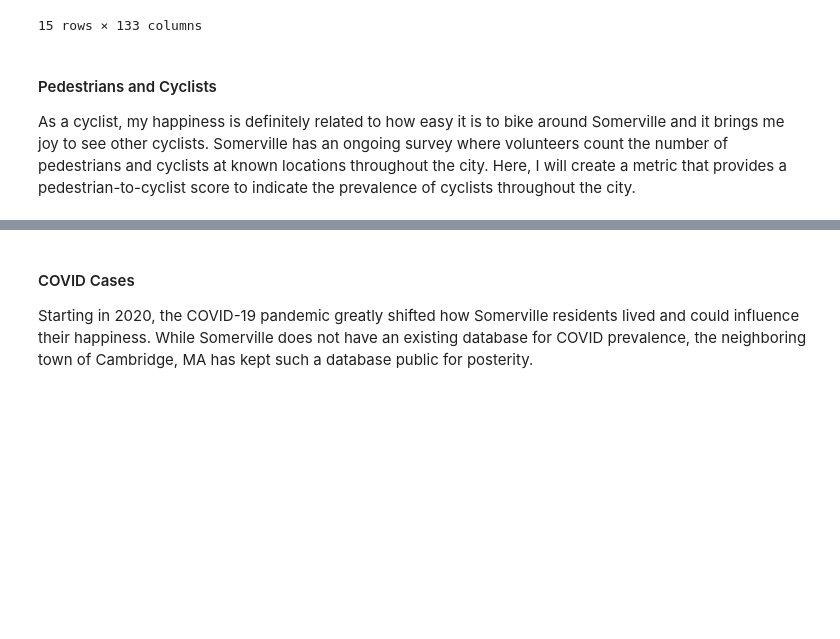
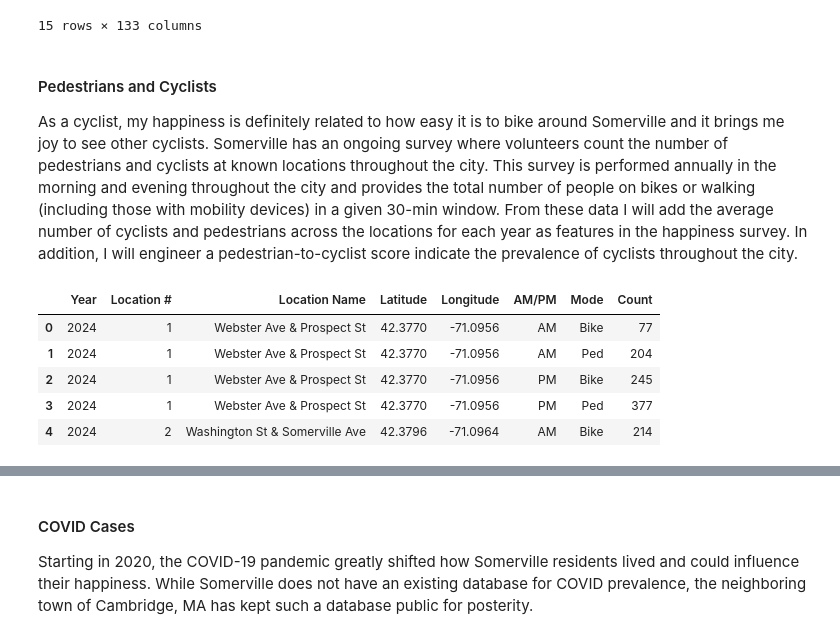
Before and after one commit to monk-kevin/SomervilleOpenDataExploration, a Jupyter notebook: JupyterNotebooks/SomervilleDataExploration.ipynb, the cells around one changed output, grey strips where cells are left out. Saved outputs shown, nothing was run; the diff lists cells and outputs as text; code cells hidden in the pictures; blank space fills up the shorter version.

```diff
--- a/JupyterNotebooks/SomervilleDataExploration.ipynb
+++ b/JupyterNotebooks/SomervilleDataExploration.ipynb
@@ -417,4 +417,13 @@ df_happiness_merge.tail(15)
 15 rows × 133 columns
 # %% [markdown]
 #### Pedestrians and Cyclists
-As a cyclist, my happiness is definitely related to how easy it is to bike around Somerville and it brings me joy to see other cyclists. Somerville has an ongoing survey where volunteers count the number of pedestrians and cyclists at known locations throughout the city. Here, I will create a metric that provides a pedestrian-to-cyclist score to indicate the prevalence of cyclists throughout the city.
+As a cyclist, my happiness is definitely related to how easy it is to bike around Somerville and it brings me joy to see other cyclists. Somerville has an ongoing survey where volunteers count the number of pedestrians and cyclists at known locations throughout the city. This survey is performed annually in the morning and evening throughout the city and provides the total number of people on bikes or walking (including those with mobility devices) in a given 30-min window. From these data I will add the average number of cyclists and pedestrians across the locations for each year as features in the happiness survey. In addition, I will engineer a pedestrian-to-cyclist score indicate the prevalence of cyclists throughout the city.
+# %%
+df_bike_ped_counts.head()
+# %% [output]
+|  | Year | Location # | Location Name | Latitude | Longitude | AM/PM | Mode | Count |
+| 0 | 2024 | 1 | Webster Ave & Prospect St | 42.3770 | -71.0956 | AM | Bike | 77 |
+| 1 | 2024 | 1 | Webster Ave & Prospect St | 42.3770 | -71.0956 | AM | Ped | 204 |
+| 2 | 2024 | 1 | Webster Ave & Prospect St | 42.3770 | -71.0956 | PM | Bike | 245 |
+| 3 | 2024 | 1 | Webster Ave & Prospect St | 42.3770 | -71.0956 | PM | Ped | 377 |
+| 4 | 2024 | 2 | Washington St & Somerville Ave | 42.3796 | -71.0964 | AM | Bike | 214 |
```
Also changed, not shown: parts of 4 cells of this notebook.
